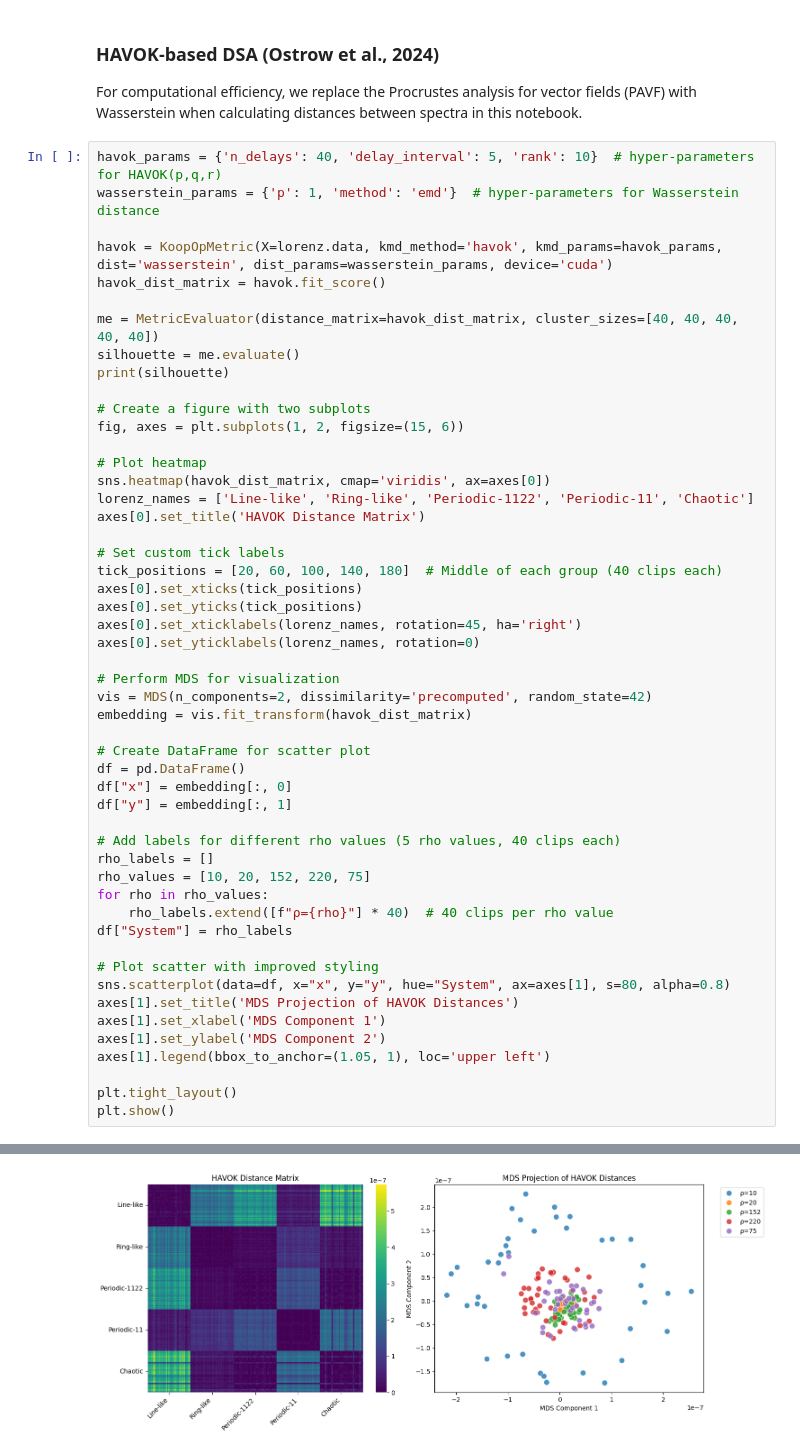
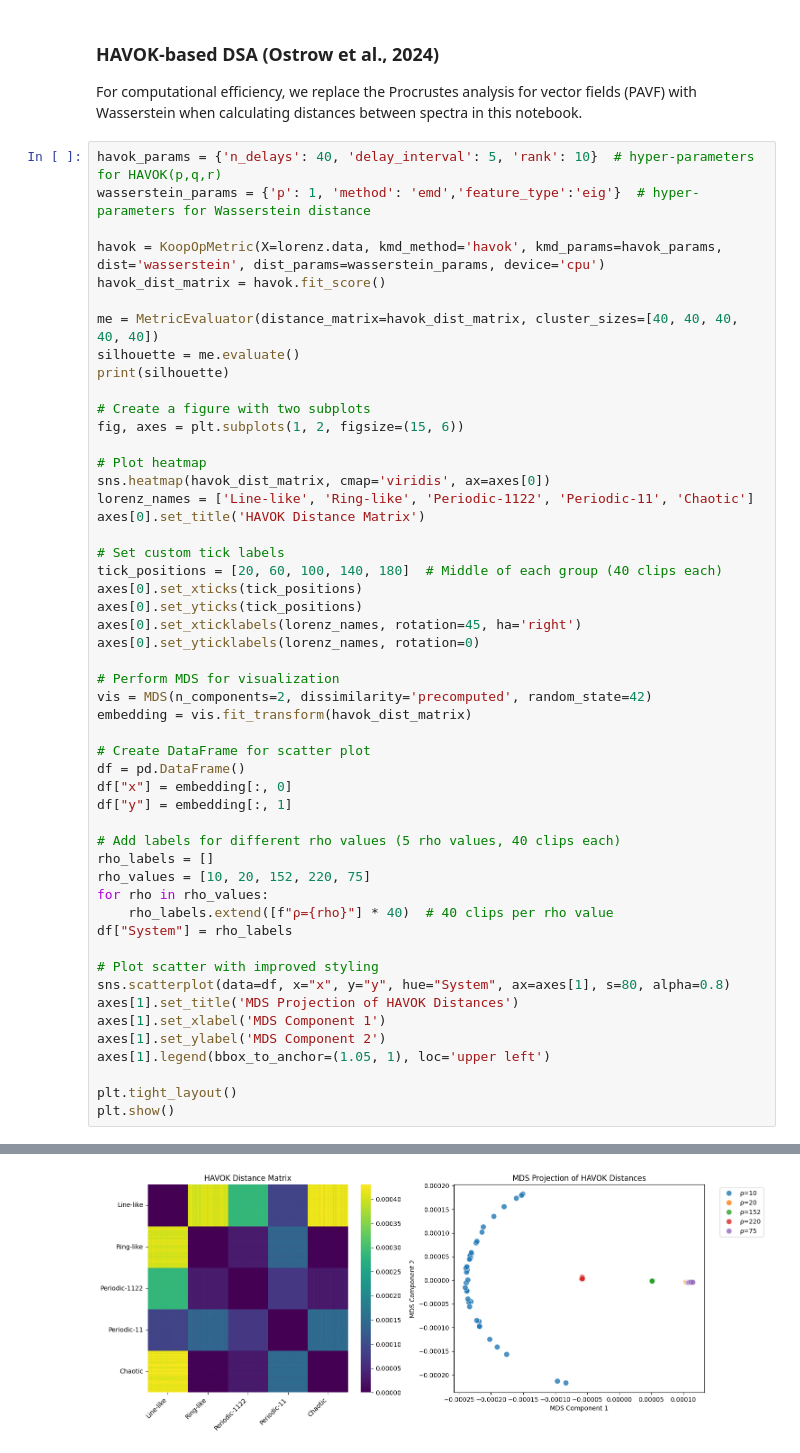
Before and after one commit to ZhangShimin1/KoopSTD, a Jupyter notebook: lorenz63.ipynb, the cells around one changed output, grey strips where cells are left out. Cells and saved outputs as stored; diff of their text form.

```diff
--- a/lorenz63.ipynb
+++ b/lorenz63.ipynb
@@ -85,9 +85,9 @@ plt.show()
 For computational efficiency, we replace the Procrustes analysis for vector fields (PAVF) with Wasserstein when calculating distances between spectra in this notebook.
 # %%
 havok_params = {'n_delays': 40, 'delay_interval': 5, 'rank': 10}  # hyper-parameters for HAVOK(p,q,r)
-wasserstein_params = {'p': 1, 'method': 'emd'}  # hyper-parameters for Wasserstein distance
+wasserstein_params = {'p': 1, 'method': 'emd','feature_type':'eig'}  # hyper-parameters for Wasserstein distance
 
-havok = KoopOpMetric(X=lorenz.data, kmd_method='havok', kmd_params=havok_params, dist='wasserstein', dist_params=wasserstein_params, device='cuda')
+havok = KoopOpMetric(X=lorenz.data, kmd_method='havok', kmd_params=havok_params, dist='wasserstein', dist_params=wasserstein_params, device='cpu')
 havok_dist_matrix = havok.fit_score()
 
 me = MetricEvaluator(distance_matrix=havok_dist_matrix, cluster_sizes=[40, 40, 40, 40, 40])
@@ -139 +139 @@ plt.show()
-[figure, old version]
+[figure, new version]
```
Also changed, not shown: parts of 1 cell of this notebook, 3 other files.
